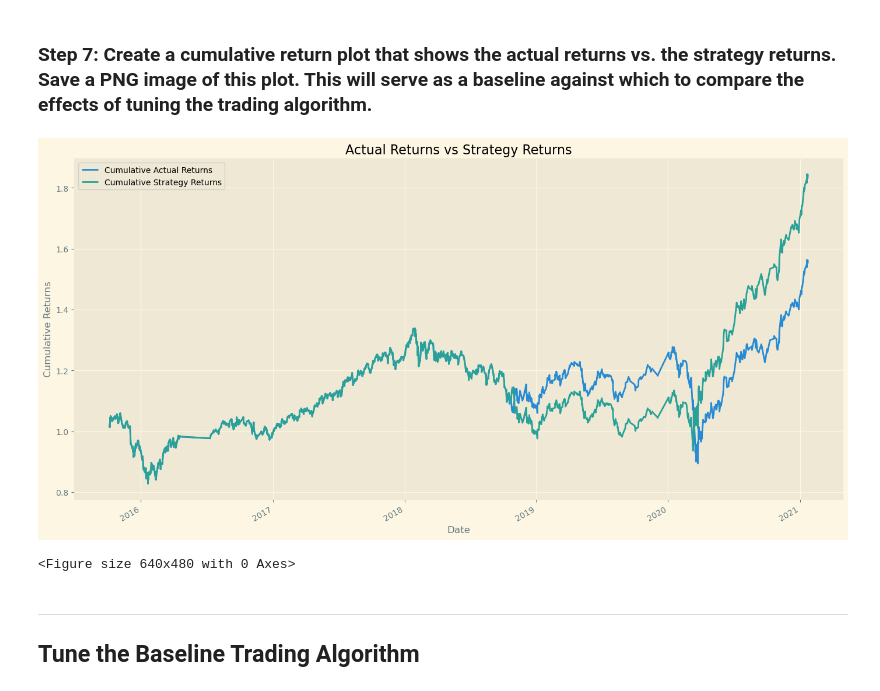
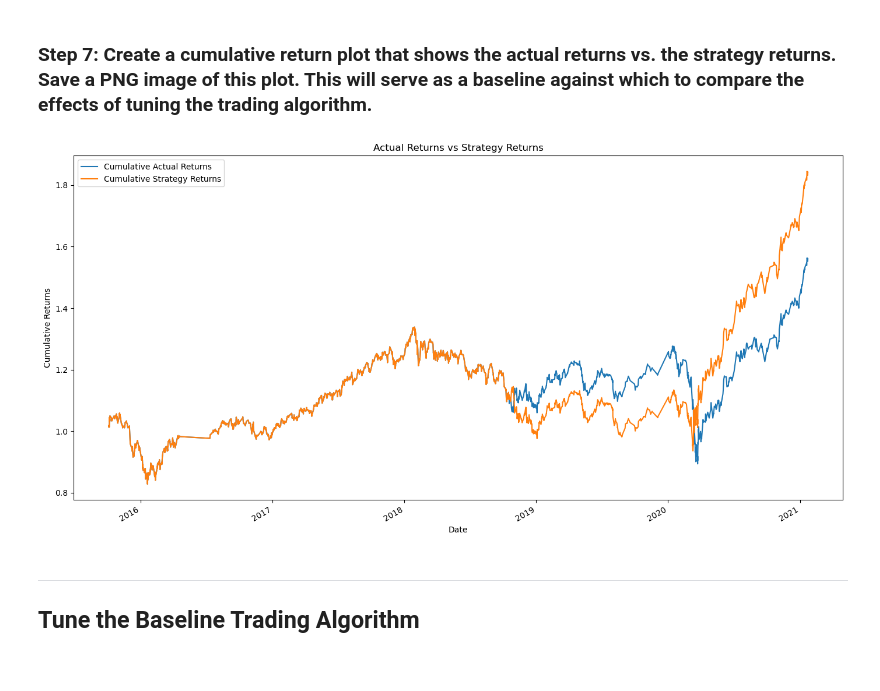
Before and after one commit to darcy5d/Fintech_Module_14_Homework_Assignment, a Jupyter notebook: machine_learning_trading_bot.ipynb, the cells around one changed output. Drawn from its saved outputs; the diff is of its cells as text; code cells hidden in the pictures.

```diff
--- a/machine_learning_trading_bot.ipynb
+++ b/machine_learning_trading_bot.ipynb
@@ -409,23 +409,22 @@ display(predictions_df.tail())
 # %%
 # Plot the actual returns versus the strategy returns
 
 predictions_df["Cumulative Actual Returns"] = (1 + predictions_df["Actual Returns"]).cumprod()
 predictions_df["Cumulative Strategy Returns"] = (1 + predictions_df["Strategy Returns"]).cumprod()
 
 #Plotting
-plt.style.use('Solarize_Light2')
 predictions_df[["Cumulative Actual Returns", "Cumulative Strategy Returns"]].plot(figsize=(14,7))
 plt.title("Actual Returns vs Strategy Returns")
 plt.xlabel("Date")
 plt.ylabel("Cumulative Returns")
 plt.tight_layout()
-plt.show()
 
 # Save the figure
 plt.savefig("./Exported_pngs/01_baseline_untuned.png")
+
+plt.show()
 # %% [output]
-[figure, old version]
+[figure, new version]
-<Figure size 640x480 with 0 Axes>
 # %% [markdown]
 ---
 
```
Also changed, not shown: parts of 15 cells of this notebook, 19 other files.
